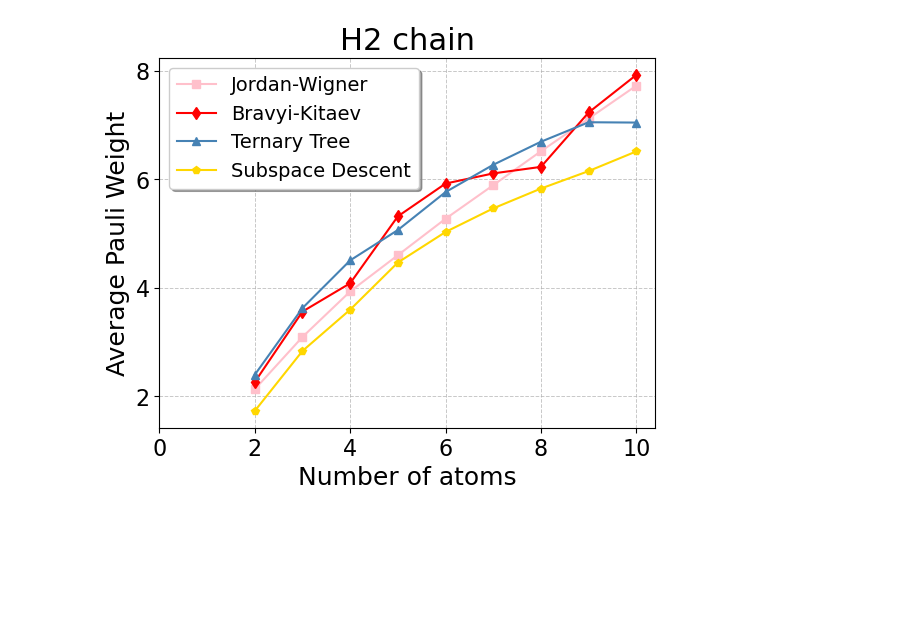
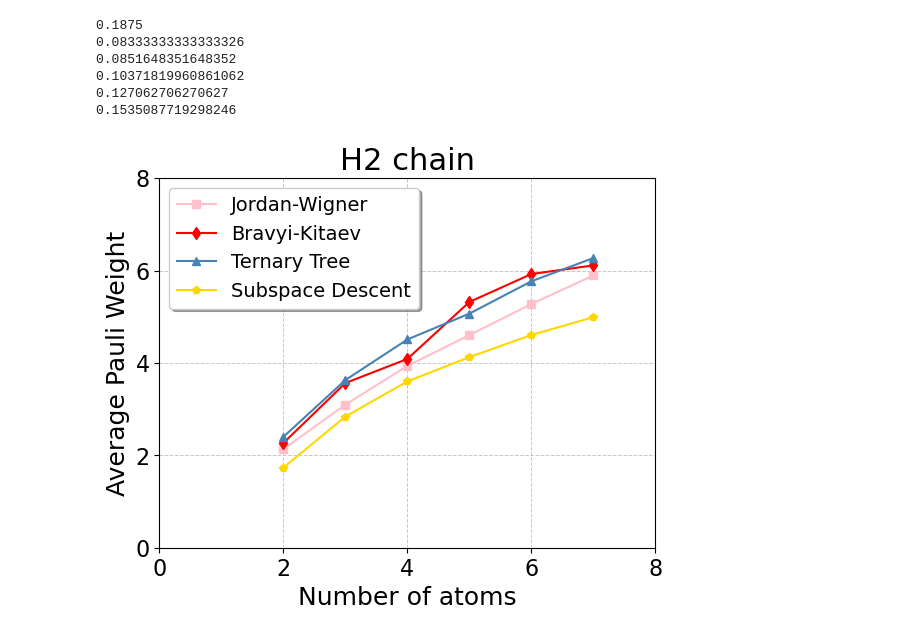
Before and after one commit to Genz17/F2Q, a Jupyter notebook: test.ipynb, the cells around one changed output. Drawn from its saved outputs; the diff is of its cells as text; code cells hidden in the pictures; blank space fills up the shorter version.

```diff
--- a/test.ipynb
+++ b/test.ipynb
@@ -47,15 +85,39 @@ plt.savefig("ata1D.pdf",bbox_inches='tight')
 [figure]
 # %%
 # Hubbard Model
+# 6 - 3 H + S
+# to do: test 8 - 4
 
 import matplotlib.pyplot as plt
 import numpy as np
 
-jw= [np.float64(2.7586206896551726), np.float64(3.6315789473684212), np.float64(4.413793103448276), np.float64(5.169491525423729), np.float64(5.91404011461318)]
-bk= [np.float64(2.7586206896551726), np.float64(3.75), np.float64(4.0344827586206895), np.float64(4.648305084745763), np.float64(4.871060171919771)]
-tt= [np.float64(2.9655172413793105), np.float64(3.736842105263158), np.float64(4.041379310344827), np.float64(4.406779661016949), np.float64(4.610315186246418)]
-op= [np.float64(1.9310344827586208), np.float64(3.013157894736842), np.float64(3.5724137931034483), np.float64(3.766949152542373), np.float64(3.9713467048710602)]
+jw= [np.float64(2.7586206896551726), np.float64(3.6315789473684212), np.float64(4.413793103448276), np.float64(5.169491525423729), np.float64(5.91404011461318),np.float64(6.652892561983471),np.float64(7.388455538221529),np.float64(8.121951219512194),
+     np.float64(8.854064642507346),
+     ]
 
+bk= [np.float64(2.7586206896551726), np.float64(3.75), np.float64(4.0344827586206895), np.float64(4.648305084745763), np.float64(4.871060171919771),np.float64(5.1921487603305785),np.float64(5.1388455538221525),np.float64(5.53170731707317),
+     np.float64(5.595494613124388),
+     ]
+
+tt= [np.float64(2.9655172413793105), np.float64(3.736842105263158), np.float64(4.041379310344827), np.float64(4.406779661016949), np.float64(4.610315186246418),np.float64(4.81198347107438),np.float64(4.892355694227769),np.float64(5.073170731707317),
+     np.float64(4.987267384916748),
+     ]
+
+op= [np.float64(1.9310344827586208), np.float64(2.3947368421052633),
+     np.float64(2.7379310344827585),
+     np.float64(2.8813559322033897),
+     np.float64(3.6189111747851004),
+     np.float64(4.043388429752066),
+     np.float64(4.324492979719189),
+     np.float64(4.446341463414634),
+     np.float64(4.542605288932419),
+     ]
+
+
+for i,o in enumerate(op):
+    print(1 - o / min([jw[i],bk[i],tt[i]]))
+
+plt.figure()
 plt.plot(range(2,2+len(jw)), jw, '-s', label='Jordan-Wigner', c='pink')
 plt.plot(range(2,2+len(bk)), bk, '-d', label='Bravyi-Kitaev', c='red')
 plt.plot(range(2,2+len(tt)), tt, '-^', label='Ternary Tree',c='steelblue')
@@ -73,25 +144,38 @@ plt.savefig("Hubbard2D.pdf",bbox_inches='tight')
 # %%
 # H2 chains
+# use smaller but deeper search
+
+# 6: width 3 depth 6
+# 7: width 8 depth 4
 
 import matplotlib.pyplot as plt
 import numpy as np
 
 jw= [np.float64(2.1333333333333333), np.float64(3.096774193548387), np.float64(3.9351351351351354), np.float64(4.603603603603603), np.float64(5.275299238302503), np.float64(5.894242068155112)]
 bk= [np.float64(2.2666666666666666), np.float64(3.564516129032258), np.float64(4.0864864864864865), np.float64(5.31981981981982), np.float64(5.923830250272035), np.float64(6.111045828437133)]
 tt= [np.float64(2.4), np.float64(3.629032258064516), np.float64(4.508108108108108), np.float64(5.0675675675675675), np.float64(5.767138193688792), np.float64(6.27027027027027)]
-op= [np.float64(1.7333333333333334), np.float64(2.838709677419355), np.float64(3.6), np.float64(4.166666666666667), np.float64(5.031556039173014), np.float64(5.443595769682727)]
+op= [np.float64(1.7333333333333334), np.float64(2.838709677419355), np.float64(3.6), np.float64(4.126126126126126), np.float64(4.605005440696409), np.float64(4.989424206815511)]
+
+for i,o in enumerate(op):
+    print(1 - o / min([jw[i],bk[i],tt[i]]))
 
 plt.plot(range(2,2+len(jw)), jw, '-s', label='Jordan-Wigner', c='pink')
 plt.plot(range(2,2+len(bk)), bk, '-d', label='Bravyi-Kitaev', c='red')
 plt.plot(range(2,2+len(tt)), tt, '-^', label='Ternary Tree',c='steelblue')
 plt.plot(range(2,2+len(op)), op, '-p', label='Subspace Descent',c='gold')
 plt.xlabel("Number of atoms", fontsize=18)
 plt.ylabel("Average Pauli Weight", fontsize=18)
-plt.yticks([2,4,6,8],[2,4,6,8],fontsize=16)
-plt.xticks([0,2,4,6,8,10],[0,2,4,6,8,10],fontsize=16)
+plt.yticks([0,2,4,6,8],[0,2,4,6,8],fontsize=16)
+plt.xticks([0,2,4,6,8],[0,2,4,6,8],fontsize=16)
 plt.grid(True, linestyle='--', linewidth=0.7, alpha=0.7)
 plt.title("H2 chain",fontsize=22)
 plt.legend(frameon=True, fancybox=True, shadow=True, fontsize=14, loc='upper left')
 plt.savefig("H2chain.pdf",bbox_inches='tight')
 # %% [output]
+0.1875
+0.08333333333333326
+0.0851648351648352
+0.10371819960861062
+0.127062706270627
+0.1535087719298246
-[figure, old version]
+[figure, new version]
```
Also changed, not shown: parts of 5 cells of this notebook, 2 other files.
